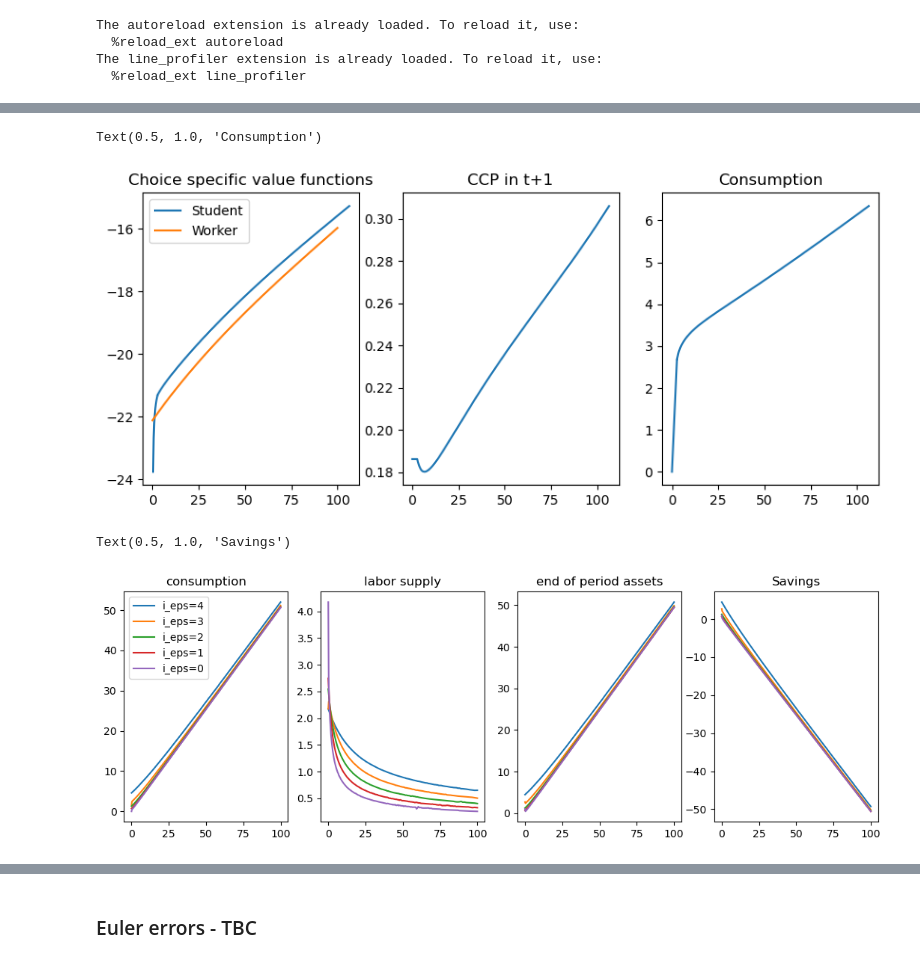
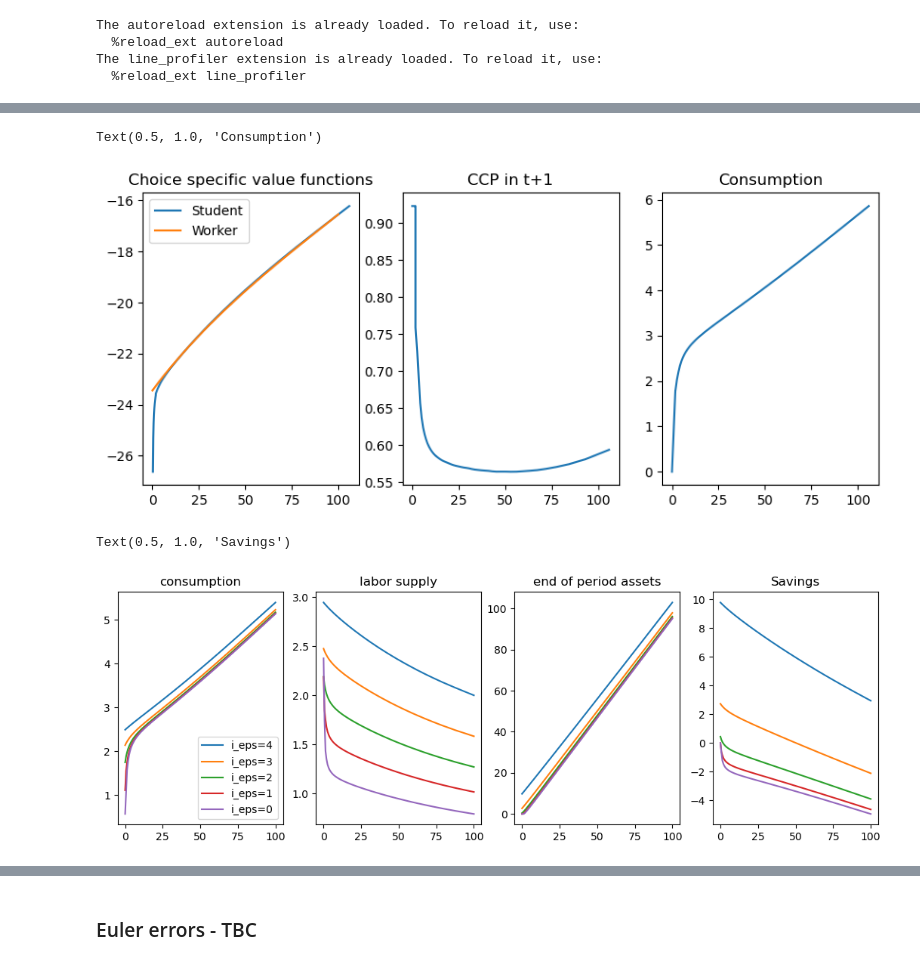
Before and after one commit to ansofol/DP_term_paper, a Jupyter notebook: main_model/test_run.ipynb, the cells around one changed output, grey strips where cells are left out. Cells and saved outputs as stored; diff of their text form; code cells hidden in the pictures.

```diff
--- a/main_model/test_run.ipynb
+++ b/main_model/test_run.ipynb
@@ -71,16 +75,17 @@ model = Model()
 model.setup()
 
 # solution and simulation specs
-model.par.Na = 200
+model.par.Na = 50
 model.par.Tmax = 45
 model.par.Tsim = model.par.Tmax
 model.par.Ntypes = 4
-model.par.N = 1000
+model.par.N = 10000
 
 # set parameters
 for key, val in par2.items():
     model.par.__setattr__(key, val)
 
+
 model.set_grids()
 par = model.par
 sol = model.sol
@@ -110,7 +104,8 @@ plt.legend();
 # %%
+%matplotlib inline
 t = 4
 s = 4
-type = 0
+type = 3
 
 fig,ax = plt.subplots(1,3,figsize=(10,4))
 
@@ -126,10 +121,10 @@ ax[2].plot(sol.m[type,t,0,s,:,0],sol.c[type,t,0,s,:,0],label = "Student")
 ax[2].set_title('Consumption')
 # %% [output]
 Text(0.5, 1.0, 'Consumption')
-[figure, old version]
+[figure, new version]
 # %%
 # plot some policy functions, just to be sure
-t = -1
+t = 0
 edu = 0
 type = 0
 
@@ -141,33 +136,33 @@ ax.plot(sol.m[type, t, 1, edu, par.Ba:, 2], sol.c[type, t, 1, edu, par.Ba:, 2],
 ax.plot(sol.m[type, t, 1, edu, par.Ba:, 1], sol.c[type, t, 1, edu, par.Ba:, 1], label='i_eps=1')
 ax.plot(sol.m[type, t, 1, edu, par.Ba:, 0], sol.c[type, t, 1, edu, par.Ba:, 0], label='i_eps=0')
 ax.set_title('consumption')
 ax.legend()
 
 ax = fig.add_subplot(1,4,2)
 ax.plot(sol.m[type, t, 1, edu, par.Ba:, 4], sol.ell[type, t, 1, edu, par.Ba:, 4])
 ax.plot(sol.m[type, t, 1, edu, par.Ba:, 3], sol.ell[type, t, 1, edu, par.Ba:, 3])
 ax.plot(sol.m[type, t, 1, edu, par.Ba:, 2], sol.ell[type, t, 1, edu, par.Ba:, 2])
 ax.plot(sol.m[type, t, 1, edu, par.Ba:, 1], sol.ell[type, t, 1, edu, par.Ba:, 1])
 ax.plot(sol.m[type, t, 1, edu, par.Ba:, 0], sol.ell[type, t, 1, edu, par.Ba:, 0])
 ax.set_title('labor supply')
 
 ax = fig.add_subplot(1,4,3)
 ax.plot(sol.m[type, t, 1, edu, par.Ba:, 4], sol.a[type, t, 1, edu, par.Ba:, 4])
 ax.plot(sol.m[type, t, 1, edu, par.Ba:, 3], sol.a[type, t, 1, edu, par.Ba:, 3])
 ax.plot(sol.m[type, t, 1, edu, par.Ba:, 2], sol.a[type, t, 1, edu, par.Ba:, 2])
 ax.plot(sol.m[type, t, 1, edu, par.Ba:, 1], sol.a[type, t, 1, edu, par.Ba:, 1])
 ax.plot(sol.m[type, t, 1, edu, par.Ba:, 0], sol.a[type, t, 1, edu, par.Ba:, 0])
 ax.set_title('end of period assets')
 
 ax = fig.add_subplot(1,4,4)
 ax.plot(sol.m[type, t, 1, edu, par.Ba:, 4], sol.a[type, t, 1, edu, par.Ba:, 4]-sol.m[type, t, 1, edu, par.Ba:, 4])
 ax.plot(sol.m[type, t, 1, edu, par.Ba:, 3], sol.a[type, t, 1, edu, par.Ba:, 3]-sol.m[type, t, 1, edu, par.Ba:, 3])
 ax.plot(sol.m[type, t, 1, edu, par.Ba:, 2], sol.a[type, t, 1, edu, par.Ba:, 2]-sol.m[type, t, 1, edu, par.Ba:, 2])
 ax.plot(sol.m[type, t, 1, edu, par.Ba:, 1], sol.a[type, t, 1, edu, par.Ba:, 1]-sol.m[type, t, 1, edu, par.Ba:, 1])
 ax.plot(sol.m[type, t, 1, edu, par.Ba:, 0], sol.a[type, t, 1, edu, par.Ba:, 0]-sol.m[type, t, 1, edu, par.Ba:, 0])
 ax.set_title('Savings')
 # %% [output]
 Text(0.5, 1.0, 'Savings')
-[figure, old version]
+[figure, new version]
 # %%
 s = sim.S.max(axis=1)
```
Also changed, not shown: parts of 34 cells of this notebook, 5 other files.
